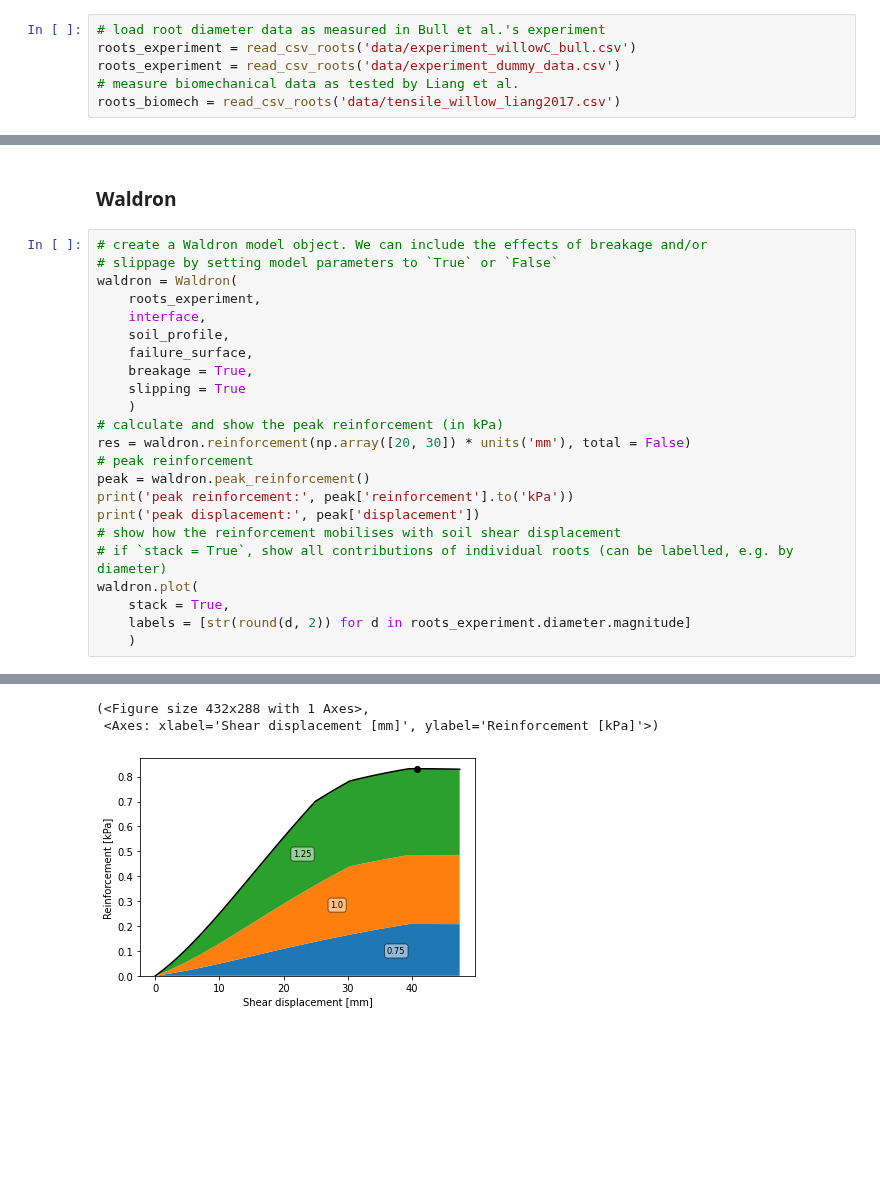
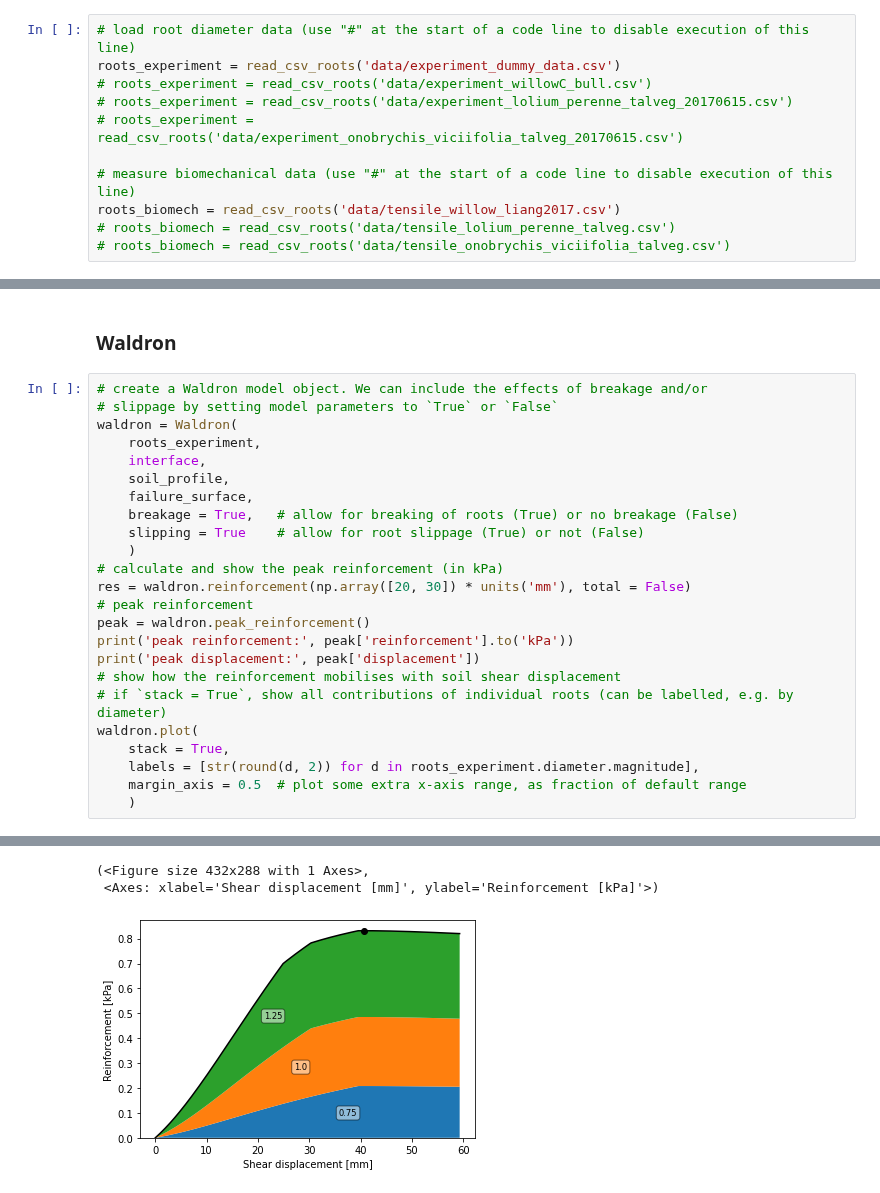
Before and after one commit to rootmemo/pyrootmemo, a Jupyter notebook: sbee2025/notebook_reinforcement.ipynb, the cells around one changed output, grey strips where cells are left out. Saved outputs shown, nothing was run; the diff lists cells and outputs as text; blank space fills up the shorter version.

Commit message:
added Zhun Mao's data to sbee2025 data folder + updated notebooks

```diff
--- a/sbee2025/notebook_reinforcement.ipynb
+++ b/sbee2025/notebook_reinforcement.ipynb
@@ -37,11 +39,16 @@ Alternatively, you can read in your own data by placing a comma seperated .csv f
 
 The part of the column name indicated by 'unit' must be replaced by the measurement unit, e.g. 'mm'.
 # %%
-# load root diameter data as measured in Bull et al.'s experiment
-roots_experiment = read_csv_roots('data/experiment_willowC_bull.csv')
+# load root diameter data (use "#" at the start of a code line to disable execution of this line)
 roots_experiment = read_csv_roots('data/experiment_dummy_data.csv')
-# measure biomechanical data as tested by Liang et al.
+# roots_experiment = read_csv_roots('data/experiment_willowC_bull.csv')
+# roots_experiment = read_csv_roots('data/experiment_lolium_perenne_talveg_20170615.csv')
+# roots_experiment = read_csv_roots('data/experiment_onobrychis_viciifolia_talveg_20170615.csv')
+
+# measure biomechanical data (use "#" at the start of a code line to disable execution of this line)
 roots_biomech = read_csv_roots('data/tensile_willow_liang2017.csv')
+# roots_biomech = read_csv_roots('data/tensile_lolium_perenne_talveg.csv')
+# roots_biomech = read_csv_roots('data/tensile_onobrychis_viciifolia_talveg.csv')
 # %% [markdown]
 We could compare the differences in diameter distribution between roots tested for biomechanical properties, and those counted in the shear strength test.
 # %%
@@ -191,8 +198,8 @@ waldron = Waldron(
     interface,
     soil_profile,
     failure_surface,
-    breakage = True,
-    slipping = True
+    breakage = True,   # allow for breaking of roots (True) or no breakage (False)
+    slipping = True    # allow for root slippage (True) or not (False)
     )
 # calculate and show the peak reinforcement (in kPa)
 res = waldron.reinforcement(np.array([20, 30]) * units('mm'), total = False)
@@ -204,6 +211,7 @@ print('peak displacement:', peak['displacement'])
 # if `stack = True`, show all contributions of individual roots (can be labelled, e.g. by diameter)
 waldron.plot(
     stack = True,
-    labels = [str(round(d, 2)) for d in roots_experiment.diameter.magnitude]
+    labels = [str(round(d, 2)) for d in roots_experiment.diameter.magnitude],
+    margin_axis = 0.5  # plot some extra x-axis range, as fraction of default range
     )
 # %% [output]
@@ -212,6 +220,6 @@ peak displacement: 40.78635963974688 millimeter
 (<Figure size 432x288 with 1 Axes>,
  <Axes: xlabel='Shear displacement [mm]', ylabel='Reinforcement [kPa]'>)
-[figure, old version]
+[figure, new version]
 # %% [markdown]
 ## Explore!
 
```
Also changed, not shown: parts of 3 cells of this notebook, 7 other files.
